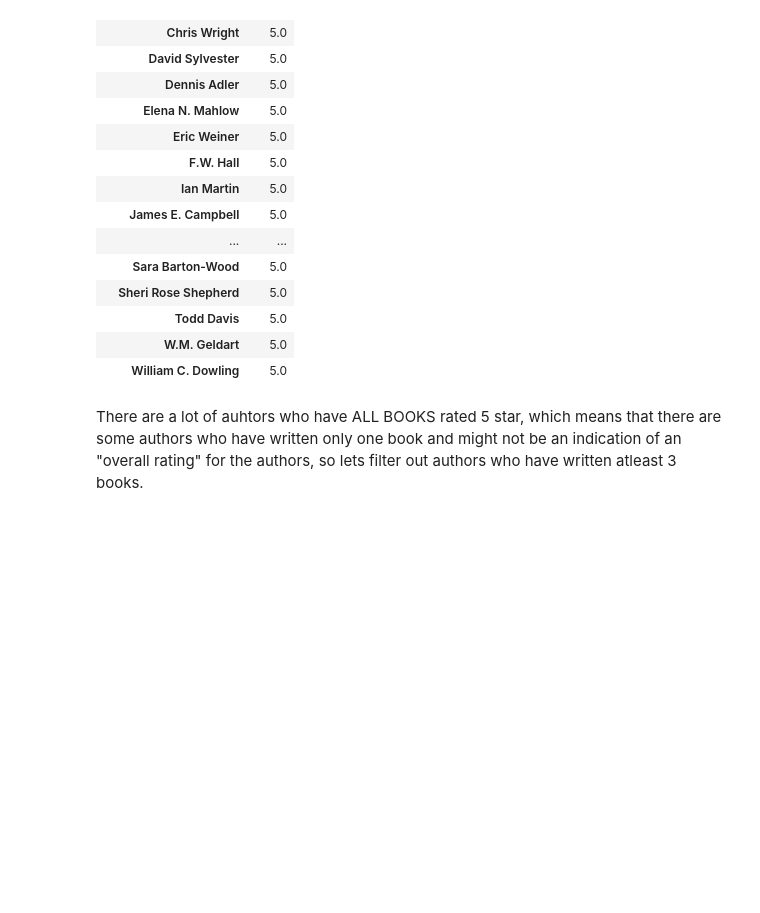
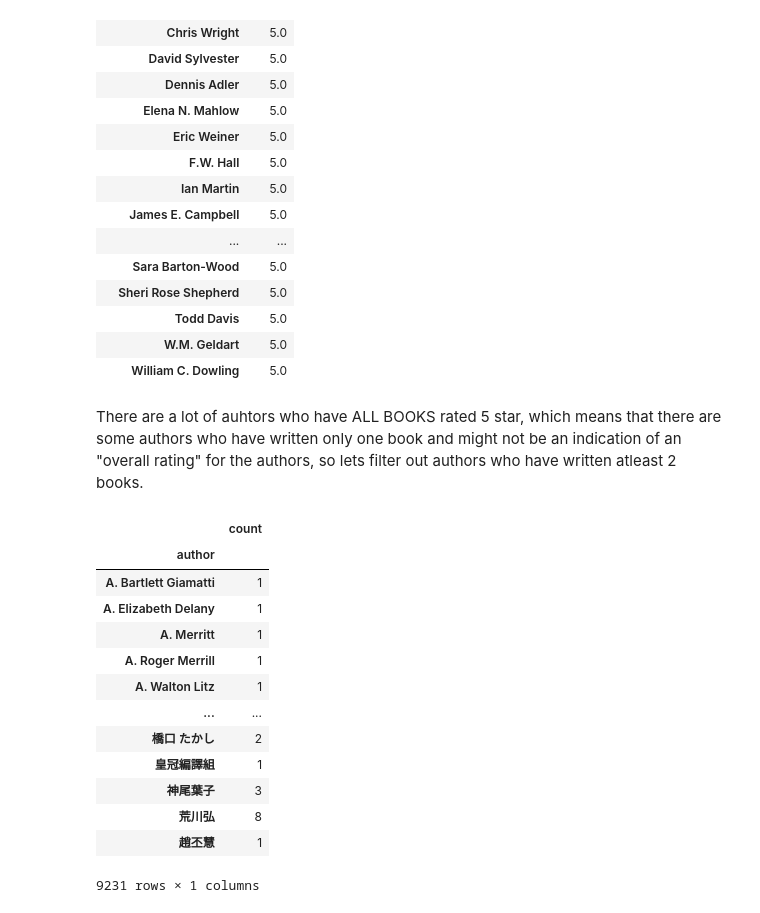
Before and after one commit to niramay447/kaggle-competitions, a Jupyter notebook: good-reads.ipynb, the cells around one changed output. Drawn from its saved outputs; the diff is of its cells as text; code cells hidden in the pictures; blank space fills up the shorter version.

```diff
--- a/good-reads.ipynb
+++ b/good-reads.ipynb
@@ -217,4 +217,23 @@ five_star_rated_authors
 | W.M. Geldart | 5.0 |
 | William C. Dowling | 5.0 |
 # %% [markdown]
-There are a lot of auhtors who have ALL BOOKS rated 5 star, which means that there are some authors who have written only one book and might not be an indication of an "overall rating" for the authors, so lets filter out authors who have written atleast 3 books.
+There are a lot of auhtors who have ALL BOOKS rated 5 star, which means that there are some authors who have written only one book and might not be an indication of an "overall rating" for the authors, so lets filter out authors who have written atleast 2 books.
+# %%
+book_counts = book_wise_auth.groupby(['author']).count()
+book_counts.rename(columns={'rating':'count'},inplace=True)
+book_counts
+# %% [output]
+|  | count |
+| author |  |
+| A. Bartlett Giamatti | 1 |
+| A. Elizabeth Delany | 1 |
+| A. Merritt | 1 |
+| A. Roger Merrill | 1 |
+| A. Walton Litz | 1 |
+| ... | ... |
+| 橋口 たかし | 2 |
+| 皇冠編譯組 | 1 |
+| 神尾葉子 | 3 |
+| 荒川弘 | 8 |
+| 趙丕慧 | 1 |
+9231 rows × 1 columns
```
Also changed, not shown: parts of 11 cells of this notebook.
